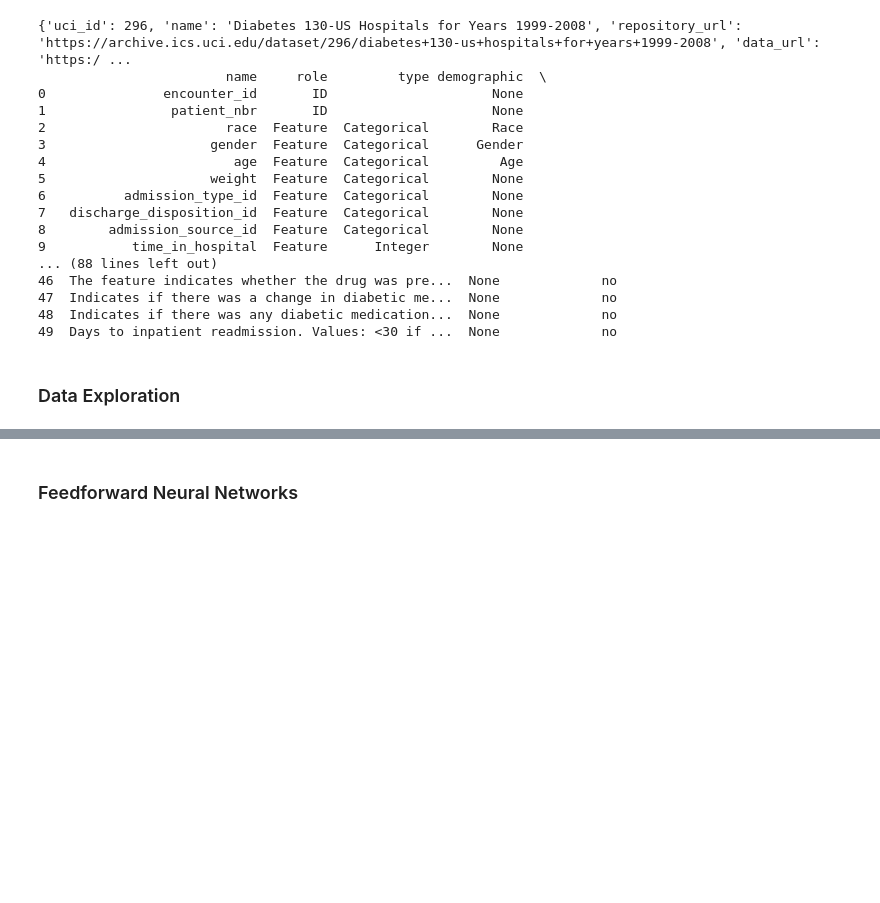
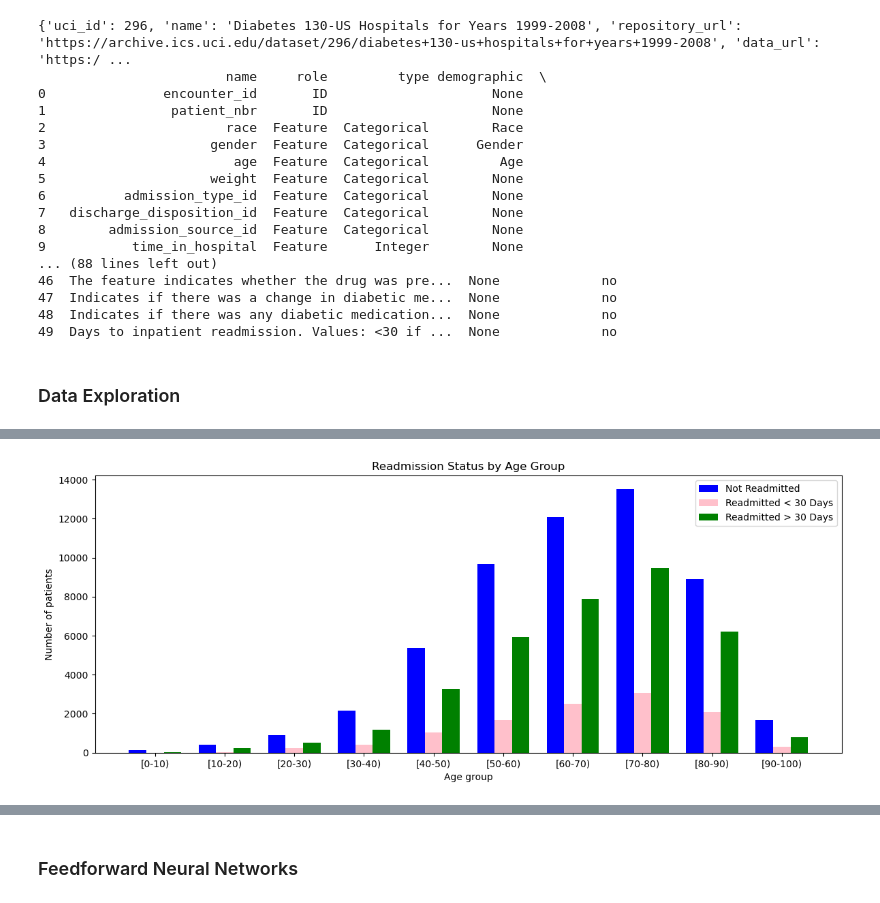
Before and after one commit to mital-i/cs178project, a Jupyter notebook: classifiers.ipynb, the cells around one changed output, grey strips where cells are left out. Saved outputs shown, nothing was run; the diff lists cells and outputs as text; code cells hidden in the pictures; blank space fills up the shorter version.

```diff
--- a/classifiers.ipynb
+++ b/classifiers.ipynb
@@ -51,0 +112,37 @@ print(diabetes_data.variables)
+# %%
+import numpy as np
+import matplotlib.pyplot as plt
+
+x_copy = X.copy()
+x_copy['readmitted'] = y['readmitted'].values
+
+no_readmit = x_copy[x_copy['readmitted'] == 'NO']
+less_than_30_readmit = x_copy[x_copy['readmitted'] == '<30']
+greater_than_30_readmit = x_copy[x_copy['readmitted'] == '>30']
+
+age_order = sorted(x_copy['age'].unique())
+
+no_patients = []
+less_than_30_patients = []
+greater_than_30_patients = []
+
+for i in age_order:
+    no_patients.append(len(no_readmit[no_readmit['age'] == i]))
+    less_than_30_patients.append(len(less_than_30_readmit[less_than_30_readmit['age'] == i]))
+    greater_than_30_patients.append(len(greater_than_30_readmit[greater_than_30_readmit['age'] == i]))
+
+w, x = 0.25, np.arange(len(age_order))
+fig, ax = plt.subplots(figsize=(12, 5))
+ax.bar(x - w, no_patients, width=w, label='Not Readmitted', color='blue')
+ax.bar(x, less_than_30_patients, width=w, label='Readmitted < 30 Days', color='pink')
+ax.bar(x + w, greater_than_30_patients, width=w, label='Readmitted > 30 Days', color='green')
+ax.set_xticks(x)
+ax.set_xticklabels(age_order)
+ax.set_ylabel('Number of patients')
+ax.set_xlabel('Age group')
+ax.set_title('Readmission Status by Age Group')
+ax.legend()
+plt.tight_layout()
+plt.show()
+# %% [output]
+[figure, added]
```
Also changed, not shown: parts of 5 cells of this notebook.
